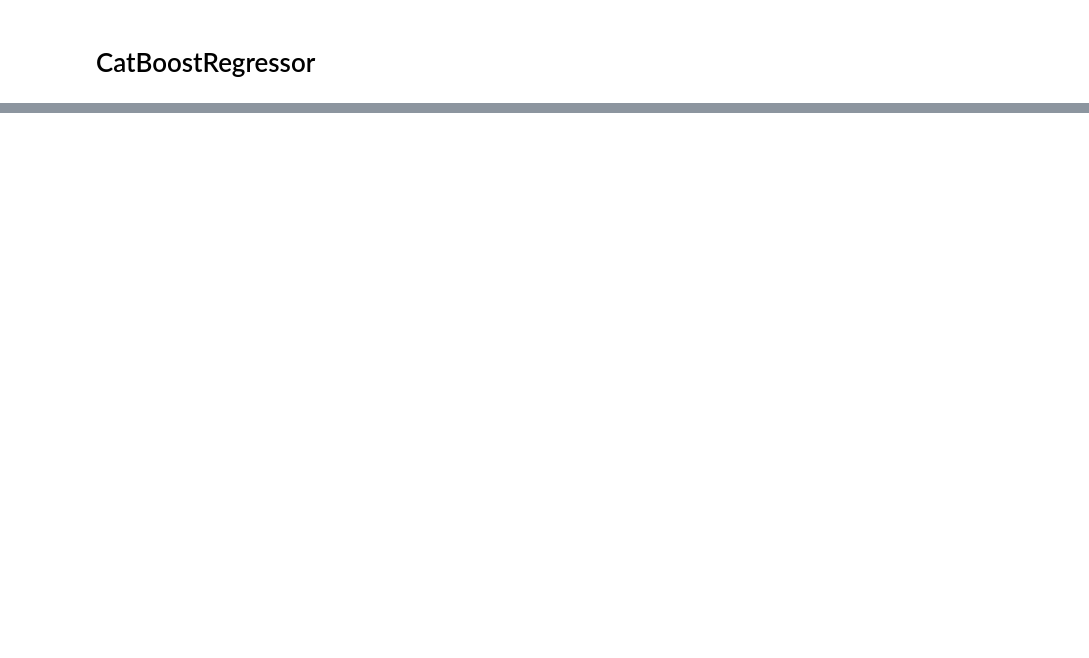
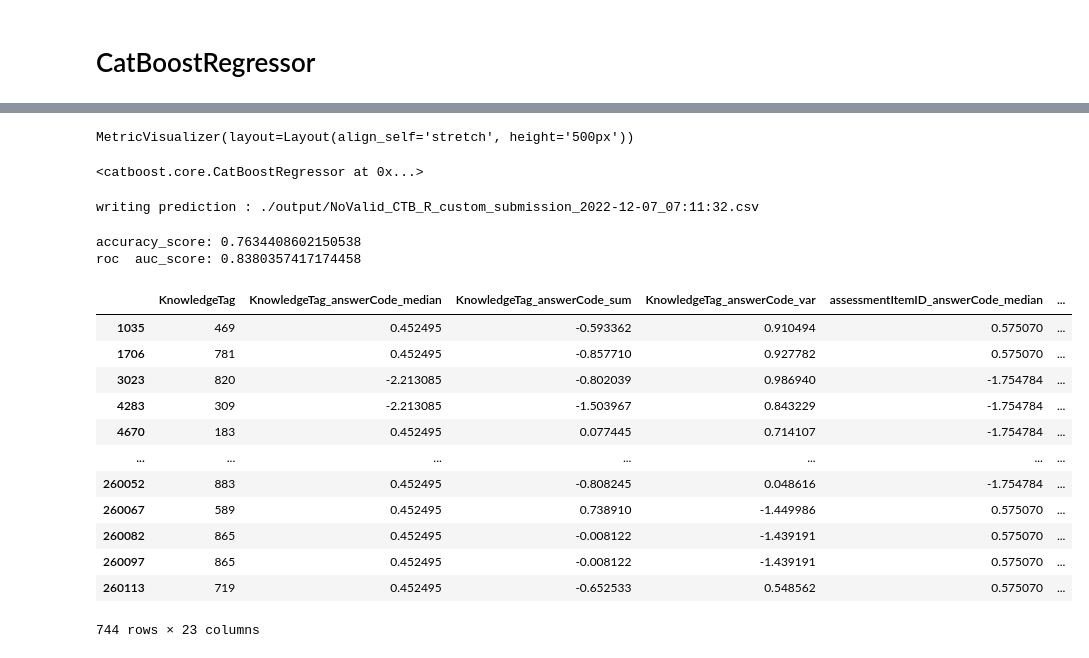
Before and after one commit to boostcampaitech4lv23recsys2/level2_dkt_recsys-level2-recsys-12, a Jupyter notebook: Boosting/ctb_regressor.ipynb, the cells around one changed output, grey strips where cells are left out. Drawn from its saved outputs; the diff is of its cells as text; code cells hidden in the pictures; blank space fills up the shorter version.

```diff
--- a/Boosting/ctb_regressor.ipynb
+++ b/Boosting/ctb_regressor.ipynb
@@ -168,0 +165,50 @@ if IS_CUSTOM:
+# %%
+best_model = CatBoostRegressor(cat_features=cat_features, logging_level="Silent", eval_metric='AUC', **best_param)
+
+best_model.fit(pd.concat([x_train,x_valid]),pd.concat([y_train,y_valid]), plot=True, verbose=True)
+# %% [output]
+MetricVisualizer(layout=Layout(align_self='stretch', height='500px'))
+<catboost.core.CatBoostRegressor at 0x...>
+# %%
+# SAVE OUTPUT
+# model = gcv.best_estimator_
+sub = pd.read_csv("/opt/ml/input/data/sample_submission.csv")
+sub["prediction"] = best_model.predict(x_test)
+
+output_dir = "./output/"
+now = datetime.now()
+now_str = "{:%Y-%m-%d_%H:%M:%S}".format(now)
+file_name = f"NoValid_CTB_R_custom_submission_{now_str}.csv"
+write_path = os.path.join(output_dir, file_name)
+if not os.path.exists(output_dir):
+    os.makedirs(output_dir)
+with open(write_path, "w", encoding="utf8") as w:
+    print("writing prediction : {}".format(write_path))
+    w.write("id,prediction\n")
+    for id, p in enumerate(sub["prediction"]):
+        w.write("{},{}\n".format(id, p))
+# %% [output]
+writing prediction : ./output/NoValid_CTB_R_custom_submission_2022-12-07_07:11:32.csv
+# %%
+print(get_accuracy("output/" + file_name))
+# %% [output]
+accuracy_score: 0.7634408602150538
+roc  auc_score: 0.8380357417174458
+# %%
+_sub = pd.read_csv("../../data/preprocessed_test_data.csv")[use]
+submission = _sub[_sub.answerCode==-1].drop("answerCode",axis=1)
+submission
+# %% [output]
+|  | KnowledgeTag | KnowledgeTag_answerCode_median | KnowledgeTag_answerCode_sum | KnowledgeTag_answerCode_var | assessmentItemID_answerCode_median | ... |
+| 1035 | 469 | 0.452495 | -0.593362 | 0.910494 | 0.575070 | ... |
+| 1706 | 781 | 0.452495 | -0.857710 | 0.927782 | 0.575070 | ... |
+| 3023 | 820 | -2.213085 | -0.802039 | 0.986940 | -1.754784 | ... |
+| 4283 | 309 | -2.213085 | -1.503967 | 0.843229 | -1.754784 | ... |
+| 4670 | 183 | 0.452495 | 0.077445 | 0.714107 | -1.754784 | ... |
+| ... | ... | ... | ... | ... | ... | ... |
+| 260052 | 883 | 0.452495 | -0.808245 | 0.048616 | -1.754784 | ... |
+| 260067 | 589 | 0.452495 | 0.738910 | -1.449986 | 0.575070 | ... |
+| 260082 | 865 | 0.452495 | -0.008122 | -1.439191 | 0.575070 | ... |
+| 260097 | 865 | 0.452495 | -0.008122 | -1.439191 | 0.575070 | ... |
+| 260113 | 719 | 0.452495 | -0.652533 | 0.548562 | 0.575070 | ... |
+744 rows × 23 columns
```
Also changed, not shown: parts of 25 cells of this notebook, 8 other files.
